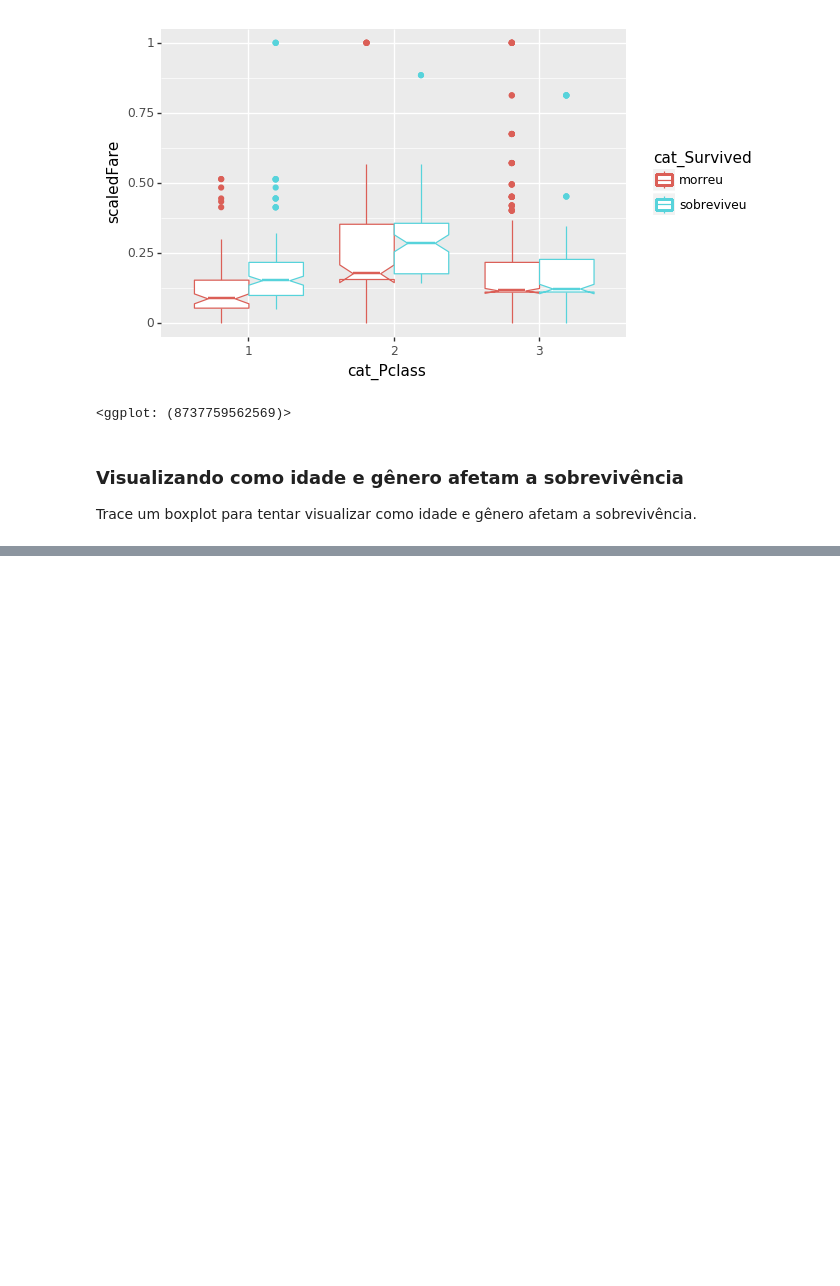
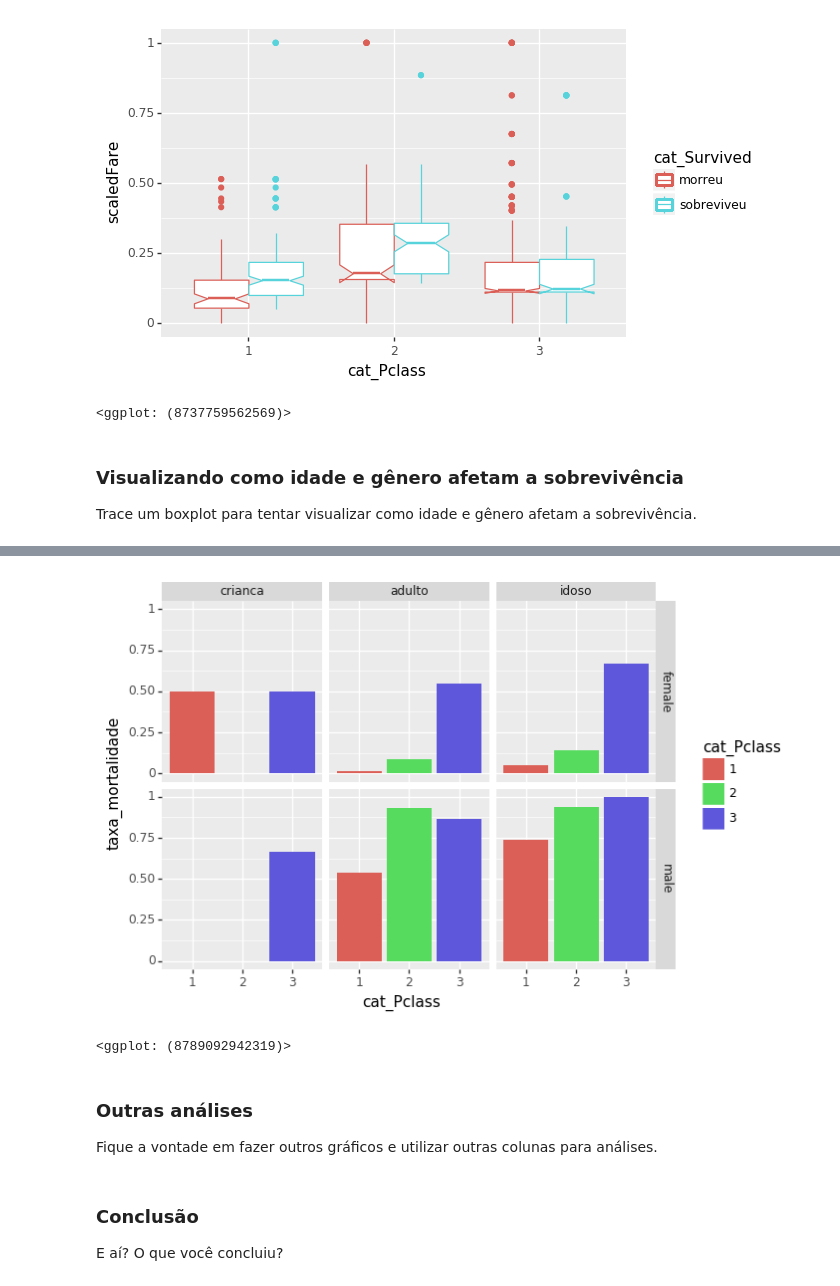
Before and after one commit to raphaelcampos/introducao-linguagens-estatisticas, a Jupyter notebook: EAD/Unidade 04 - Introdução à Análise de Dados/Python/Exercício - Titanic.ipynb, the cells around one changed output, grey strips where cells are left out. Drawn from its saved outputs; the diff is of its cells as text; code cells hidden in the pictures; blank space fills up the shorter version.

```diff
--- a/EAD/Unidade 04 - Introdução à Análise de Dados/Python/Exercício - Titanic.ipynb
+++ b/EAD/Unidade 04 - Introdução à Análise de Dados/Python/Exercício - Titanic.ipynb
@@ -141,0 +151,20 @@ grafico
+# %%
+# removendo idades nulas
+df.dropna(subset=['Age'], inplace=True)
+
+# criando a coluna faixa_etaria com valores nulos
+df['faixa_etaria'] = None
+
+# povoando as linhas dos adultos.
+# linhas nas quais a idade está no intervalo [15, 45).
+df.loc[(15 <= df.Age) & (df.Age < 45), 'faixa_etaria'] = 'adulto'
+
+# povoe as linhas das crianças.
+# linhas nas quais a idade está no intervalo [0, 15).
+# descomente a linha abaixo e substitua ... pela expressão correta
+# df.loc[..., 'faixa_etaria'] = 'crianca'
+
+# povoe as linhas dos idoso.
+# linhas nas quais a idade está no intervalo [45, 100].
+# descomente a linha abaixo e substitua ... pela expressão correta
+# df.loc[..., 'faixa_etaria'] = 'idoso'
@@ -141,0 +182,2 @@ grafico
+# %%
+df['faixa_etaria_qcut'] = pd.qcut(df.Age, q=[0, .10, .85, 1.], labels=['crianca', 'adulto', 'idoso'])
@@ -141,0 +193,11 @@ grafico
+# %%
+def taxa_de_mortalidade(survived_por_grupo):
+    """Returna a taxa de mortalidade de um dados grupo
+    :param survived_por_grupo: ndarray ou pd.Series.
+        valores da coluna cat_Survived por grupo
+    :return: float.
+        Taxa de mortalidade do grupo
+    """
+    return (survived_por_grupo == 'morreu').sum() / survived_por_grupo.shape[0]
+
+df.groupby(['cat_Pclass']).cat_Survived.aggregate(taxa_de_mortalidade)
@@ -141,0 +224,5 @@ grafico
+# %%
+taxa = df.groupby(['cat_Pclass', 'Sex', 'faixa_etaria_qcut']).\
+            cat_Survived.aggregate(taxa_de_mortalidade).\
+            reset_index(name='taxa_mortalidade')
+taxa
@@ -141,0 +247,15 @@ grafico
+# %%
+ggplot(taxa, aes(x='cat_Pclass', y='taxa_mortalidade', fill='cat_Pclass')) + \
+geom_bar(stat='identity') + \
+facet_grid('Sex~faixa_etaria_qcut')
+# %% [output]
+[figure, added]
+<ggplot: (8789092942319)>
+# %% [markdown]
+### Outras análises
+
+Fique a vontade em fazer outros gráficos e utilizar outras colunas para análises.
+# %% [markdown]
+### Conclusão
+
+E aí? O que você concluiu?
```
Also changed, not shown: parts of 14 cells of this notebook.
